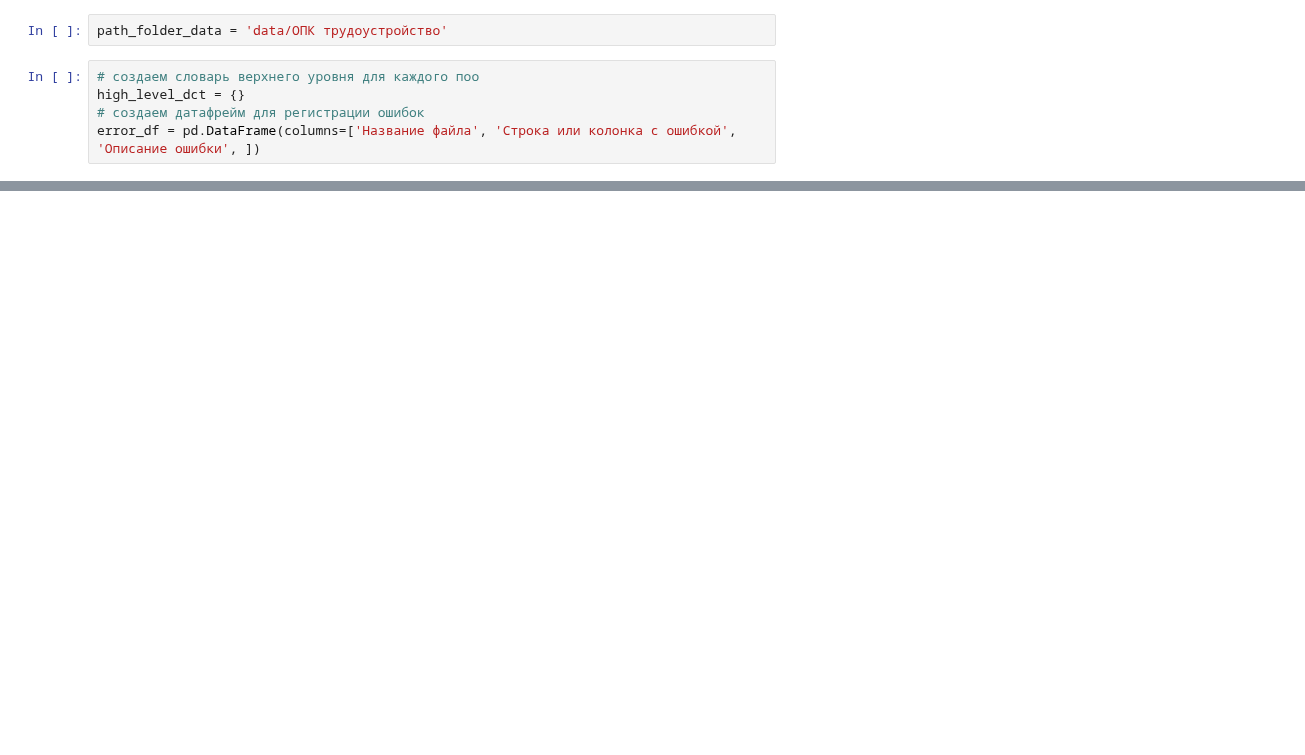
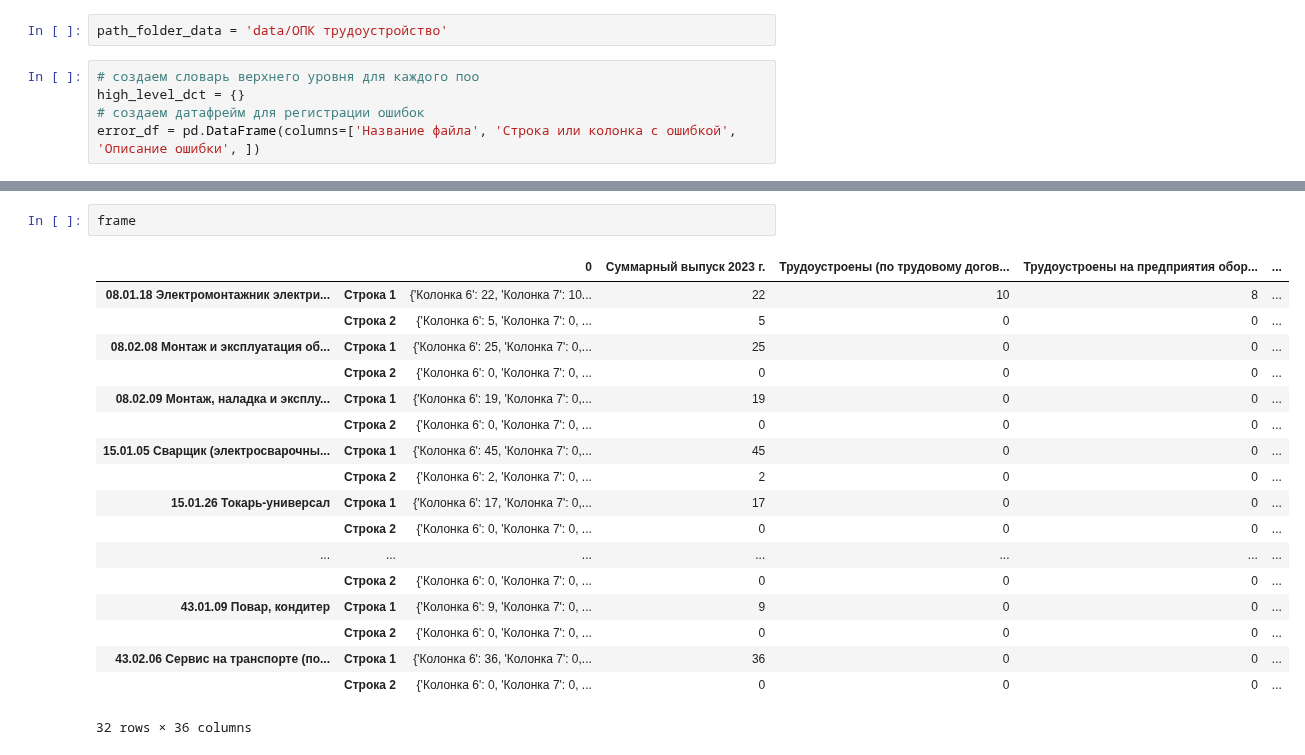
Before and after one commit to t0r1n88/Dodger_2023, a Jupyter notebook: employment_OPK.ipynb, the cells around one changed output, grey strips where cells are left out. Drawn from its saved outputs; the diff is of its cells as text; blank space fills up the shorter version.

```diff
--- a/employment_OPK.ipynb
+++ b/employment_OPK.ipynb
@@ -124,3 +414,24 @@ df_form1.head()
+# %%
+frame
+# %% [output]
+|  |  | 0 | Суммарный выпуск 2023 г. | Трудоустроены (по трудовому догов... | Трудоустроены на предприятия обор... | ... |
+| 08.01.18 Электромонтажник электри... | Строка 1 | {'Колонка 6': 22, 'Колонка 7': 10... | 22 | 10 | 8 | ... |
+|  | Строка 2 | {'Колонка 6': 5, 'Колонка 7': 0, ... | 5 | 0 | 0 | ... |
+| 08.02.08 Монтаж и эксплуатация об... | Строка 1 | {'Колонка 6': 25, 'Колонка 7': 0,... | 25 | 0 | 0 | ... |
+|  | Строка 2 | {'Колонка 6': 0, 'Колонка 7': 0, ... | 0 | 0 | 0 | ... |
+| 08.02.09 Монтаж, наладка и эксплу... | Строка 1 | {'Колонка 6': 19, 'Колонка 7': 0,... | 19 | 0 | 0 | ... |
+|  | Строка 2 | {'Колонка 6': 0, 'Колонка 7': 0, ... | 0 | 0 | 0 | ... |
+| 15.01.05 Сварщик (электросварочны... | Строка 1 | {'Колонка 6': 45, 'Колонка 7': 0,... | 45 | 0 | 0 | ... |
+|  | Строка 2 | {'Колонка 6': 2, 'Колонка 7': 0, ... | 2 | 0 | 0 | ... |
+| 15.01.26 Токарь-универсал | Строка 1 | {'Колонка 6': 17, 'Колонка 7': 0,... | 17 | 0 | 0 | ... |
+|  | Строка 2 | {'Колонка 6': 0, 'Колонка 7': 0, ... | 0 | 0 | 0 | ... |
+| ... | ... | ... | ... | ... | ... | ... |
+|  | Строка 2 | {'Колонка 6': 0, 'Колонка 7': 0, ... | 0 | 0 | 0 | ... |
+| 43.01.09 Повар, кондитер | Строка 1 | {'Колонка 6': 9, 'Колонка 7': 0, ... | 9 | 0 | 0 | ... |
+|  | Строка 2 | {'Колонка 6': 0, 'Колонка 7': 0, ... | 0 | 0 | 0 | ... |
+| 43.02.06 Сервис на транспорте (по... | Строка 1 | {'Колонка 6': 36, 'Колонка 7': 0,... | 36 | 0 | 0 | ... |
+|  | Строка 2 | {'Колонка 6': 0, 'Колонка 7': 0, ... | 0 | 0 | 0 | ... |
+32 rows × 36 columns
 # %%
 error_df
 # %% [output]
```
Also changed, not shown: parts of 16 cells of this notebook.
